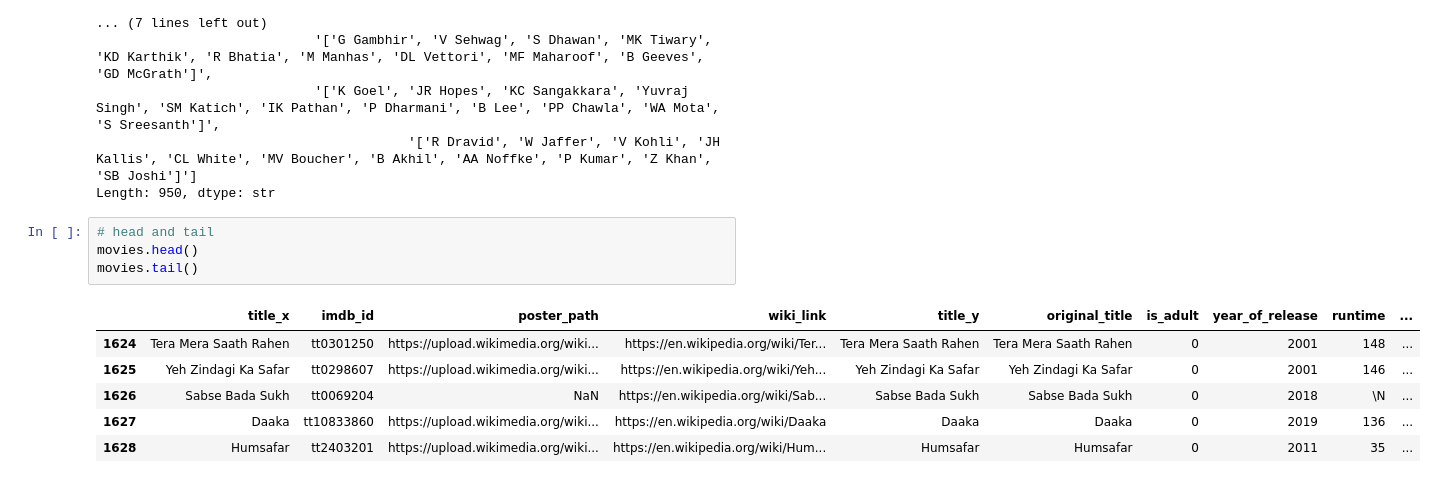
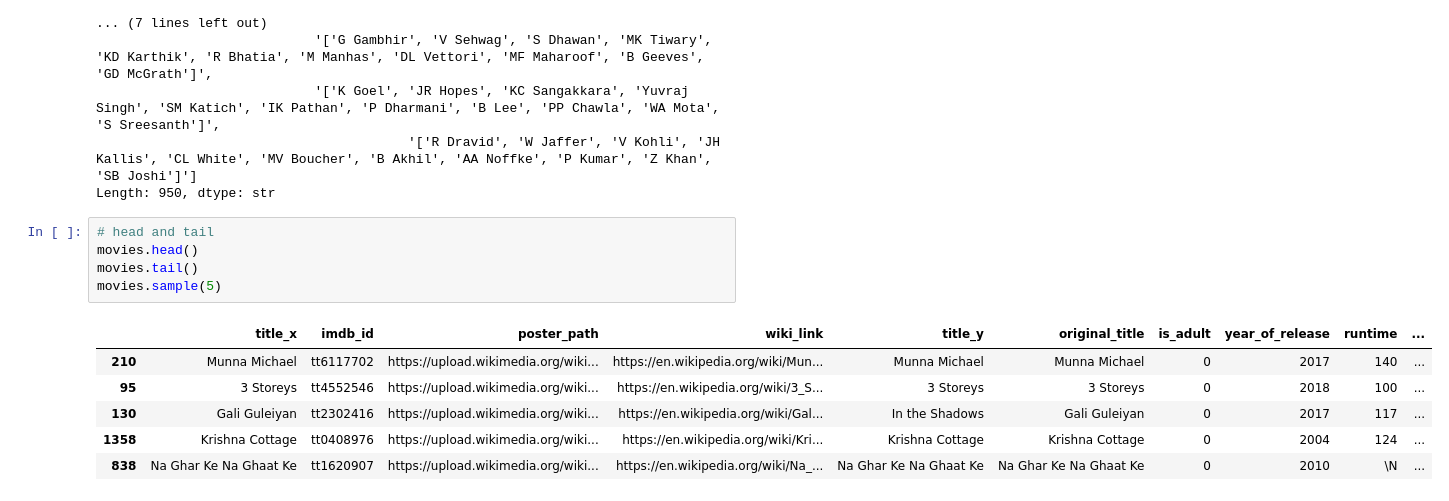
Before and after one commit to Hilal-11/Numpy-Pandas-Matplotlib-Seaborn-Sipy, a Jupyter notebook: Pandas 2/dataFrames.ipynb, the cells around one changed output. Saved outputs shown, nothing was run; the diff lists cells and outputs as text.

```diff
--- a/Pandas 2/dataFrames.ipynb
+++ b/Pandas 2/dataFrames.ipynb
@@ -101,11 +101,12 @@ Length: 950, dtype: str
 # %%
 # head and tail
 movies.head()
 movies.tail()
+movies.sample(5)
 # %% [output]
 |  | title_x | imdb_id | poster_path | wiki_link | title_y | original_title | is_adult | year_of_release | runtime | ... |
-| 1624 | Tera Mera Saath Rahen | tt0301250 | https://upload.wikimedia.org/wiki... | https://en.wikipedia.org/wiki/Ter... | Tera Mera Saath Rahen | Tera Mera Saath Rahen | 0 | 2001 | 148 | ... |
-| 1625 | Yeh Zindagi Ka Safar | tt0298607 | https://upload.wikimedia.org/wiki... | https://en.wikipedia.org/wiki/Yeh... | Yeh Zindagi Ka Safar | Yeh Zindagi Ka Safar | 0 | 2001 | 146 | ... |
-| 1626 | Sabse Bada Sukh | tt0069204 | NaN | https://en.wikipedia.org/wiki/Sab... | Sabse Bada Sukh | Sabse Bada Sukh | 0 | 2018 | \N | ... |
-| 1627 | Daaka | tt10833860 | https://upload.wikimedia.org/wiki... | https://en.wikipedia.org/wiki/Daaka | Daaka | Daaka | 0 | 2019 | 136 | ... |
-| 1628 | Humsafar | tt2403201 | https://upload.wikimedia.org/wiki... | https://en.wikipedia.org/wiki/Hum... | Humsafar | Humsafar | 0 | 2011 | 35 | ... |
+| 210 | Munna Michael | tt6117702 | https://upload.wikimedia.org/wiki... | https://en.wikipedia.org/wiki/Mun... | Munna Michael | Munna Michael | 0 | 2017 | 140 | ... |
+| 95 | 3 Storeys | tt4552546 | https://upload.wikimedia.org/wiki... | https://en.wikipedia.org/wiki/3_S... | 3 Storeys | 3 Storeys | 0 | 2018 | 100 | ... |
+| 130 | Gali Guleiyan | tt2302416 | https://upload.wikimedia.org/wiki... | https://en.wikipedia.org/wiki/Gal... | In the Shadows | Gali Guleiyan | 0 | 2017 | 117 | ... |
+| 1358 | Krishna Cottage | tt0408976 | https://upload.wikimedia.org/wiki... | https://en.wikipedia.org/wiki/Kri... | Krishna Cottage | Krishna Cottage | 0 | 2004 | 124 | ... |
+| 838 | Na Ghar Ke Na Ghaat Ke | tt1620907 | https://upload.wikimedia.org/wiki... | https://en.wikipedia.org/wiki/Na_... | Na Ghar Ke Na Ghaat Ke | Na Ghar Ke Na Ghaat Ke | 0 | 2010 | \N | ... |
```
Also changed, not shown: parts of 5 cells of this notebook.
